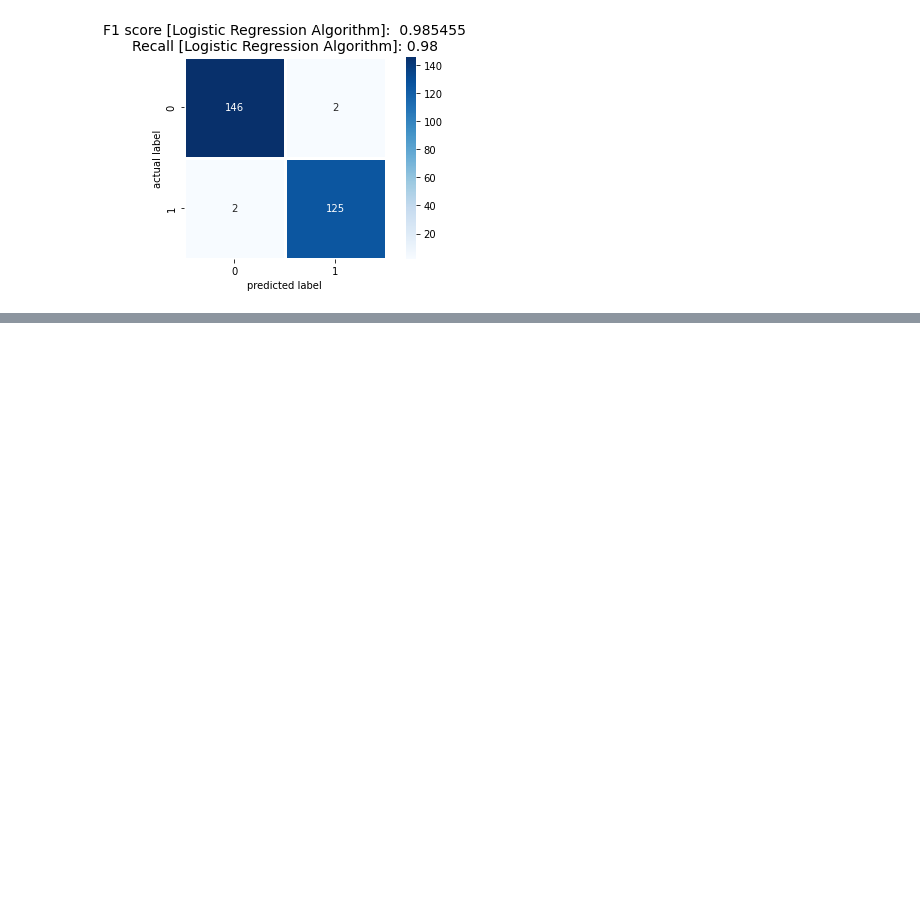
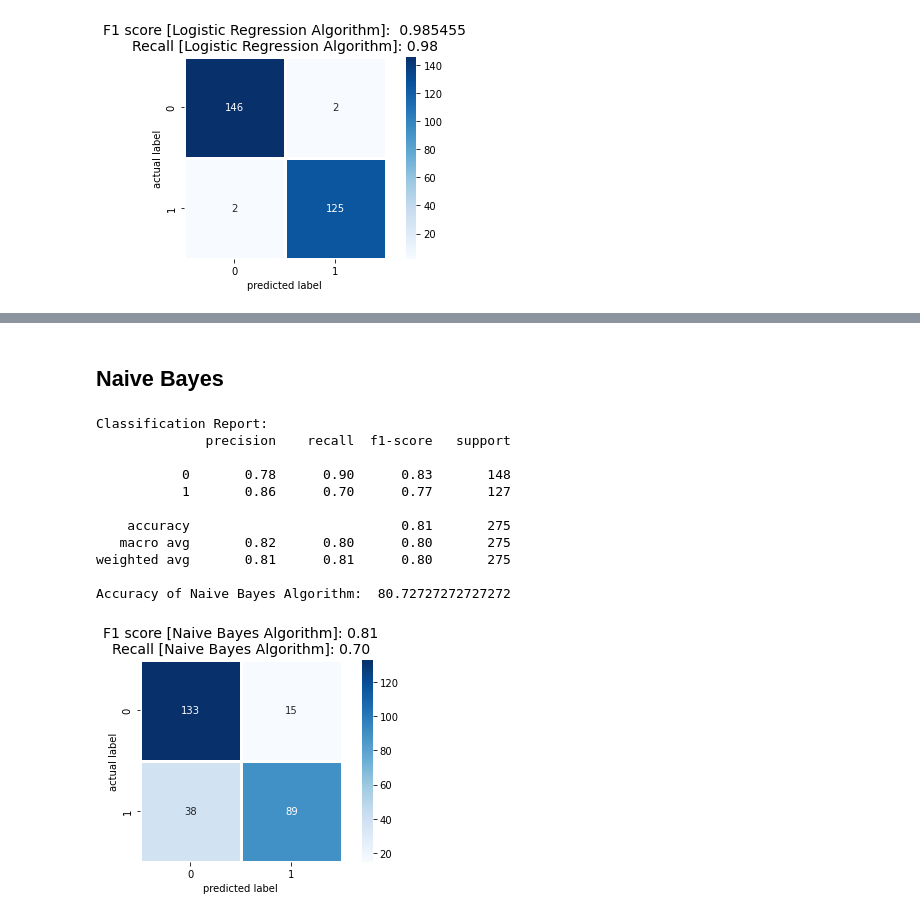
Before and after one commit to AiJared/Data-Science-2-Banknote-Authentication, a Jupyter notebook: Banknote Authentication.ipynb, the cells around one changed output, grey strips where cells are left out. Drawn from its saved outputs; the diff is of its cells as text; code cells hidden in the pictures; blank space fills up the shorter version.

Commit message:
Naive Bayes Algorithm

```diff
--- a/Banknote Authentication.ipynb
+++ b/Banknote Authentication.ipynb
@@ -289,0 +290,51 @@ Accuracy of KNN Algorithm:  100.0
+# %% [markdown]
+## Naive Bayes
+# %%
+gnb = GaussianNB()
+
+# fitting training data
+model = gnb.fit(X_train, y_train)
+
+# predicted data
+y_pred = gnb.predict(X_test)
+
+# Naive Bayes Results
+print("Classification Report: ")
+print(metrics.classification_report(y_test, y_pred))
+
+print("Accuracy of Naive Bayes Algorithm: ",
+      metrics.accuracy_score(y_test, y_pred)*100)
+
+# F1 score
+f1_score_nb = metrics.f1_score(y_test, y_pred, average="micro")
+
+# confusion matrix
+cm_nb = metrics.confusion_matrix(y_test, y_pred)
+
+# Recall
+recall_nb = metrics.recall_score(y_test, y_pred)
+
+# Heatmap confusion matrix
+sns.heatmap(cm_nb, annot=True, fmt=".0f", linewidths=3, square=True, cmap="Blues", color="#cd1076")
+plt.ylabel("actual label")
+plt.xlabel("predicted label")
+
+# Show F1 score and recall
+
+plt.title(f"F1 score [Naive Bayes Algorithm]: {f1_score_nb:.2f}\n"
+         f"Recall [Naive Bayes Algorithm]: {recall_nb:.2f}", size=14, color="black")
+save_fig("NaiveBayes_f1_score_and_recall")
+plt.show()
+# %% [output]
+Classification Report:
+              precision    recall  f1-score   support
+
+           0       0.78      0.90      0.83       148
+           1       0.86      0.70      0.77       127
+
+    accuracy                           0.81       275
+   macro avg       0.82      0.80      0.80       275
+weighted avg       0.81      0.81      0.80       275
+
+Accuracy of Naive Bayes Algorithm:  80.72727272727272
+[figure, added]
```
Also changed, not shown: parts of 4 cells of this notebook, 1 other file.
